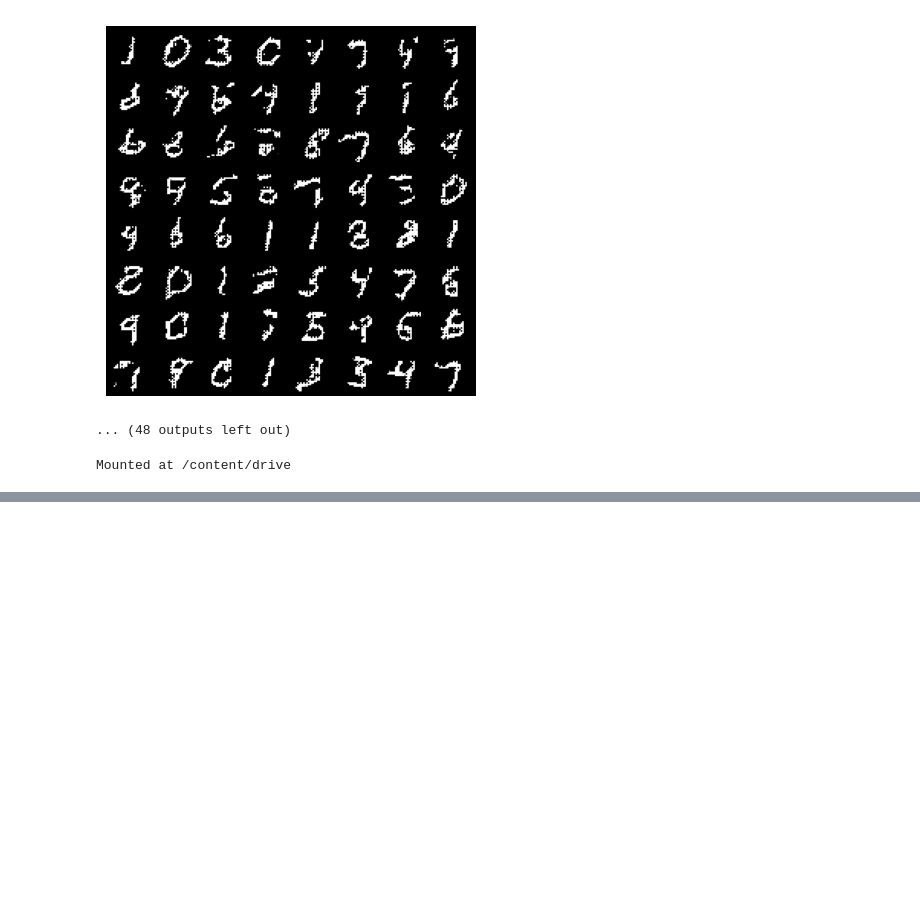
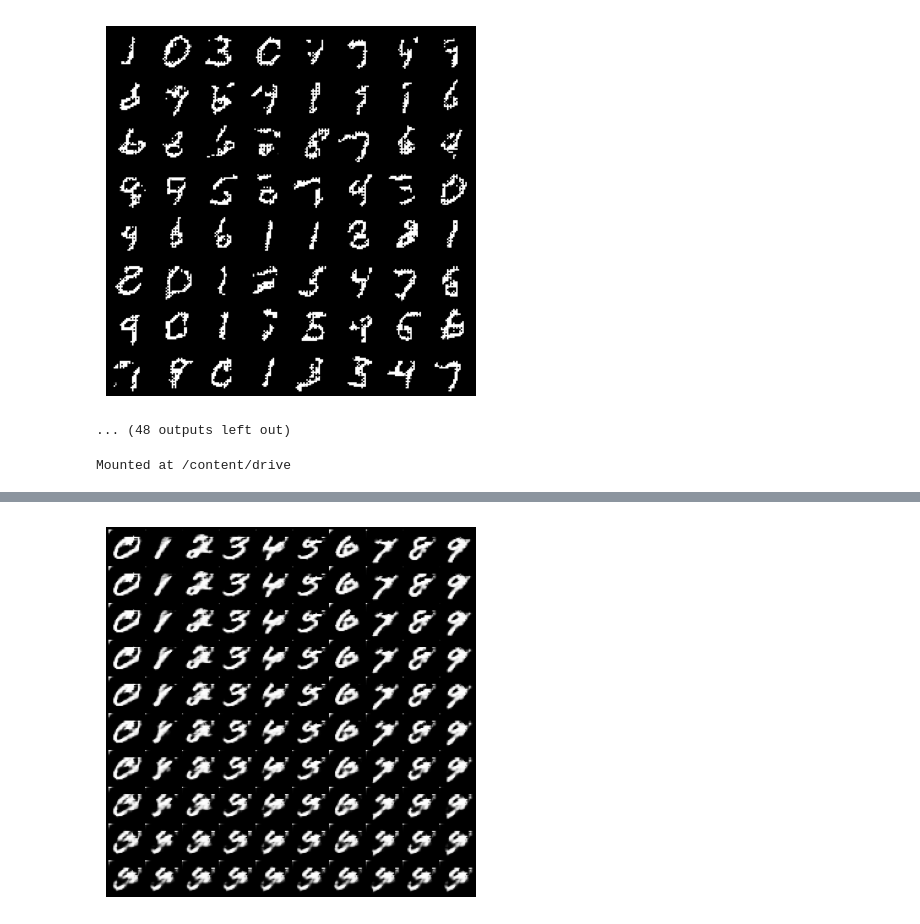
Before and after one commit to raunaqjabbal/ConditonalGAN, a Jupyter notebook: Conditional_GAN.ipynb, the cells around one changed output, grey strips where cells are left out. Saved outputs shown, nothing was run; the diff lists cells and outputs as text; code cells hidden in the pictures; blank space fills up the shorter version.

```diff
--- a/Conditional_GAN.ipynb
+++ b/Conditional_GAN.ipynb
@@ -345,10 +339,20 @@ plot_results(fake_images)
 # %%
 classlabels = tf.one_hot(range(DEPTH),DEPTH)
 gif_images=[]
-for i in range(1000):
-  noise = tf.random.normal(shape=(DEPTH, Z_DIM))
-  noise_and_labels = tf.concat([noise, classlabels], 1)[:,None,None,:]
-  fake = generator(noise_and_labels)
-  img = plot_results(fake,r=True)
-  img= tf.cast(np.transpose(img, (1, 2, 0))*255.,tf.uint8)
-  gif_images.append(img)
+
+inputs=np.array([])
+
+for i in range(10,-1,-1):
+    if i==10:
+        inputs=classlabels*i/10
+    else:
+        inputs=np.concatenate((inputs,classlabels*i/10),axis=0)
+
+noise = tf.random.normal(shape=(1, Z_DIM))
+noise = np.squeeze([noise]*len(range(10,-1,-1))*10)
+
+noise_and_labels = tf.concat([noise, inputs], 1)[:,None,None,:]
+fake = generator(noise_and_labels)
+img = plot_results(fake,10)
+# %% [output]
+[figure, added]
```
Also changed, not shown: parts of 4 cells of this notebook.
